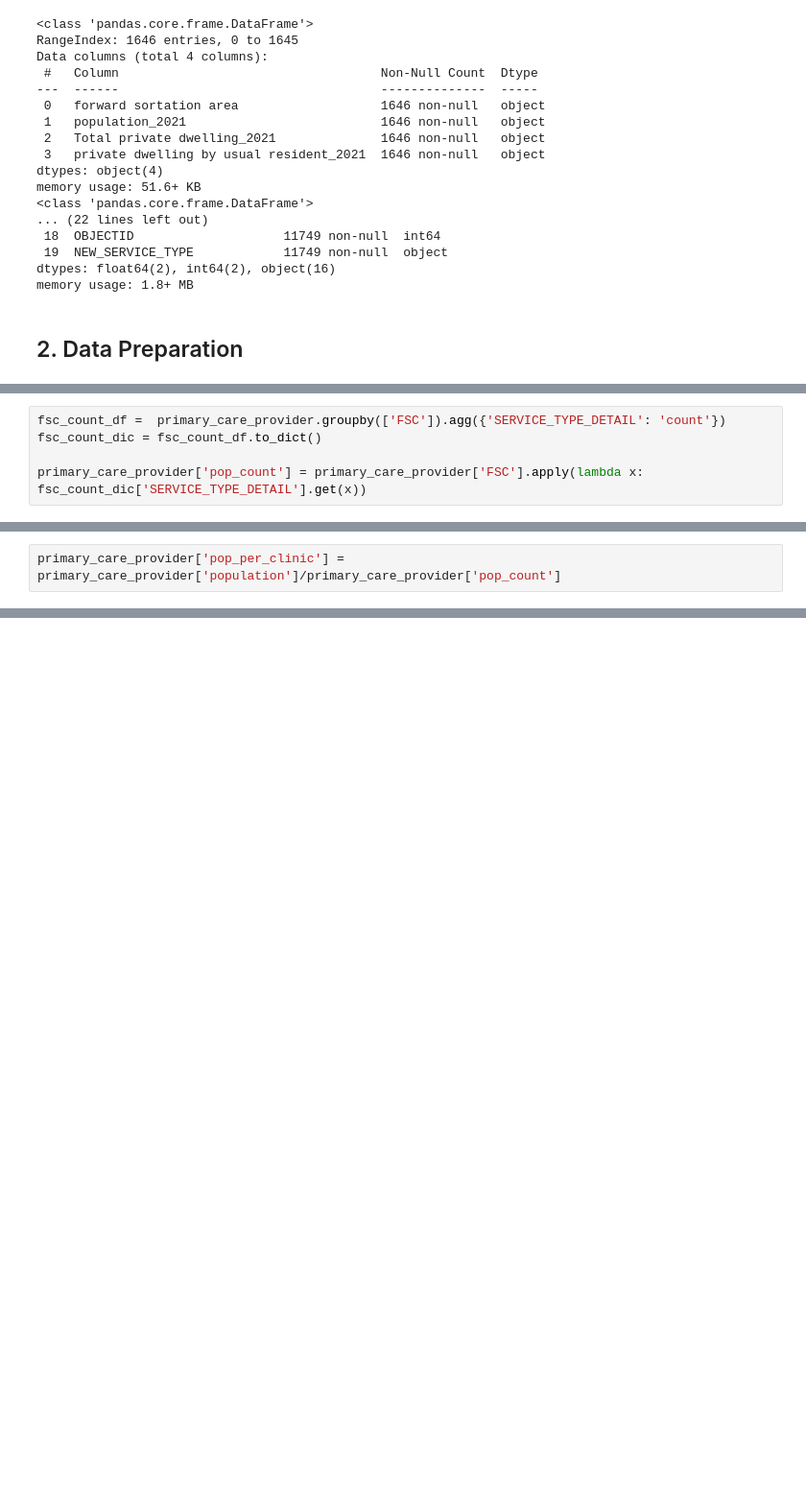
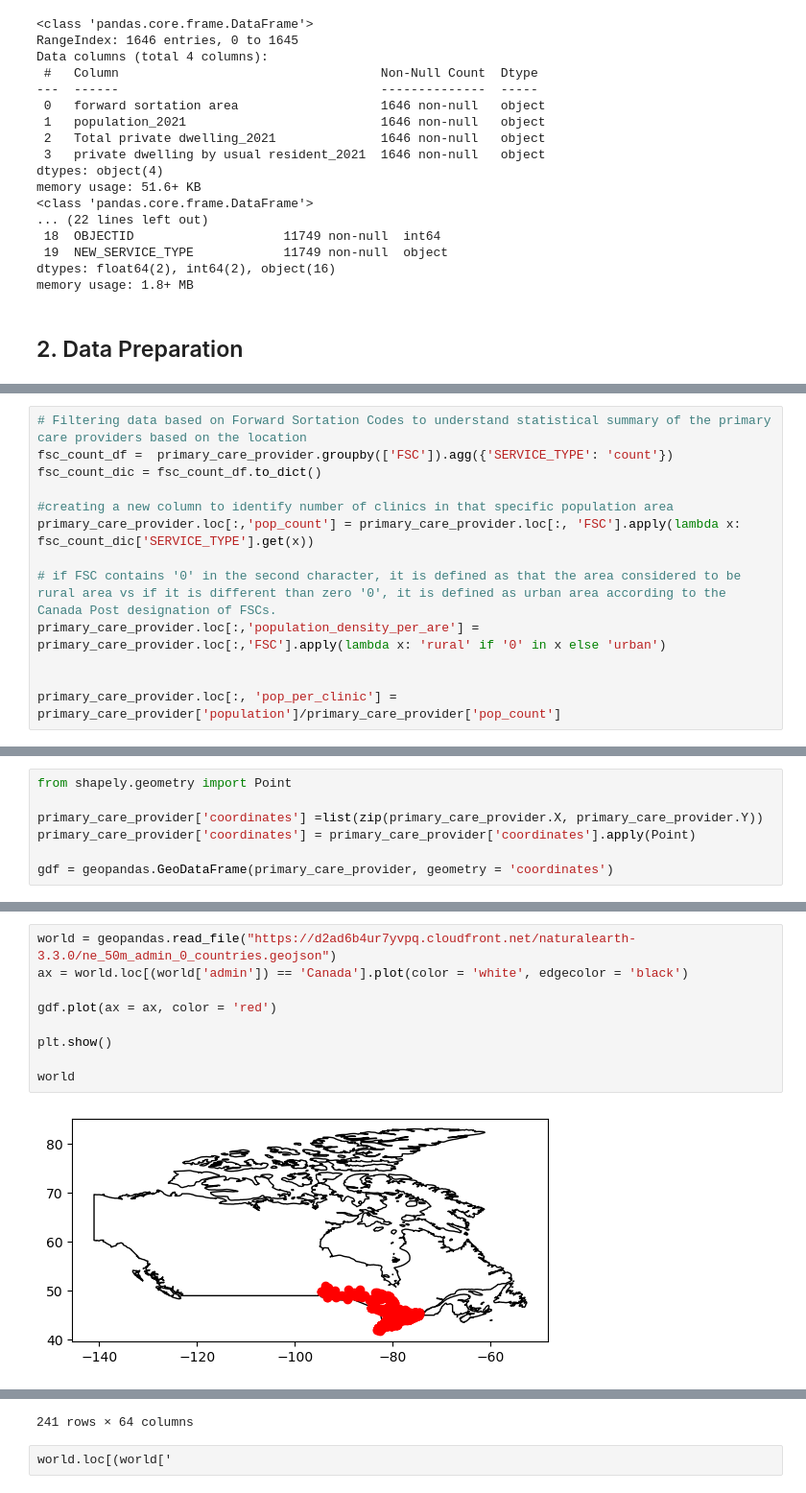
Before and after one commit to crhultay/0048-013-Group2-Assignment, a Jupyter notebook: health_data.ipynb, the cells around one changed output, grey strips where cells are left out. Shown: that part at 96% size. Saved outputs shown, nothing was run; the diff lists cells and outputs as text; blank space fills up the shorter version.

Commit message:
Add files via upload
finalized data cleaning and preparation, working on the visualization part.

```diff
--- a/health_data.ipynb
+++ b/health_data.ipynb
@@ -115,5 +101,13 @@ primary_care_provider = location_data.loc[(location_data['NEW_SERVICE_TYPE'] ==
 # %%
-fsc_count_df =  primary_care_provider.groupby(['FSC']).agg({'SERVICE_TYPE_DETAIL': 'count'})
+# Filtering data based on Forward Sortation Codes to understand statistical summary of the primary care providers based on the location
+fsc_count_df =  primary_care_provider.groupby(['FSC']).agg({'SERVICE_TYPE': 'count'})
 fsc_count_dic = fsc_count_df.to_dict()
 
-primary_care_provider['pop_count'] = primary_care_provider['FSC'].apply(lambda x: fsc_count_dic['SERVICE_TYPE_DETAIL'].get(x))
+#creating a new column to identify number of clinics in that specific population area
+primary_care_provider.loc[:,'pop_count'] = primary_care_provider.loc[:, 'FSC'].apply(lambda x: fsc_count_dic['SERVICE_TYPE'].get(x))
+
+# if FSC contains '0' in the second character, it is defined as that the area considered to be rural area vs if it is different than zero '0', it is defined as urban area according to the Canada Post designation of FSCs.
+primary_care_provider.loc[:,'population_density_per_are'] = primary_care_provider.loc[:,'FSC'].apply(lambda x: 'rural' if '0' in x else 'urban')
+
+
+primary_care_provider.loc[:, 'pop_per_clinic'] = primary_care_provider['population']/primary_care_provider['pop_count']
@@ -134,2 +113,0 @@ primary_care_provider['pop_count'] = primary_care_provider['FSC'].apply(lambda x
-# %%
-primary_care_provider['pop_per_clinic'] = primary_care_provider['population']/primary_care_provider['pop_count']
@@ -136,2 +116,8 @@ primary_care_provider['pop_per_clinic'] = primary_care_provider['population']/pr
 # %%
+from shapely.geometry import Point
+
+primary_care_provider['coordinates'] =list(zip(primary_care_provider.X, primary_care_provider.Y))
+primary_care_provider['coordinates'] = primary_care_provider['coordinates'].apply(Point)
+
+gdf = geopandas.GeoDataFrame(primary_care_provider, geometry = 'coordinates')
 # %% [output]
@@ -150,0 +134,11 @@ primary_care_provider['pop_per_clinic'] = primary_care_provider['population']/pr
+# %%
+world = geopandas.read_file("https://d2ad6b4ur7yvpq.cloudfront.net/naturalearth-3.3.0/ne_50m_admin_0_countries.geojson")
+ax = world.loc[(world['admin']) == 'Canada'].plot(color = 'white', edgecolor = 'black')
+
+gdf.plot(ax = ax, color = 'red')
+
+plt.show()
+
+world
+# %% [output]
+[figure, added]
@@ -150,0 +157,3 @@ primary_care_provider['pop_per_clinic'] = primary_care_provider['population']/pr
+241 rows × 64 columns
+# %%
+world.loc[(world['
```
Also changed, not shown: parts of 5 cells of this notebook.
